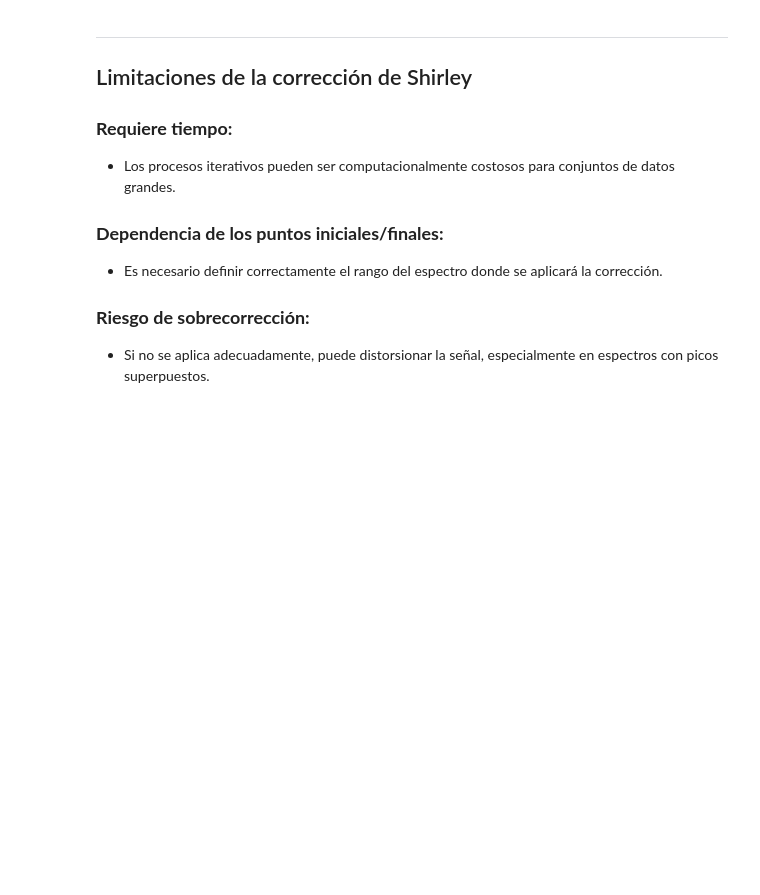
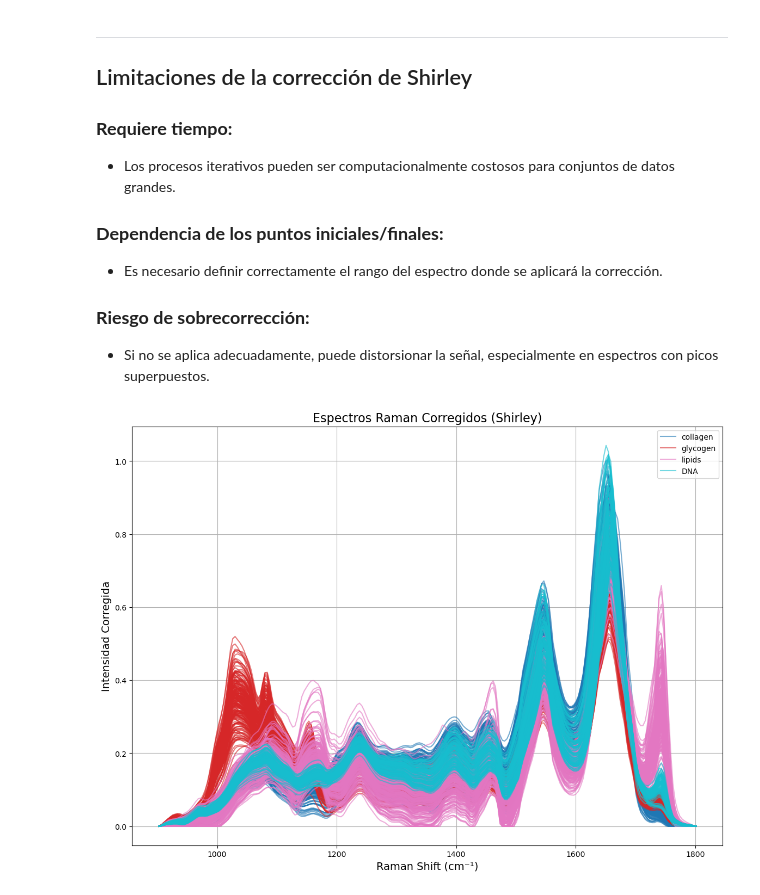
Before and after one commit to diegoseo/Proyecto-TFG, a Jupyter notebook: Ricardo/ricardo-documentacion.ipynb, the cells around one changed output. Cells and saved outputs as stored; diff of their text form; code cells hidden in the pictures; blank space fills up the shorter version.

```diff
--- a/Ricardo/ricardo-documentacion.ipynb
+++ b/Ricardo/ricardo-documentacion.ipynb
@@ -988,19 +988,19 @@ def shirley_correction(raman_shift, intensity):
 
     return corrected_intensity
 
-# Cargar el archivo CSV
-file_path = "limpio.csv"  # Ajusta la ruta según sea necesario
-df = pd.read_csv(file_path)
 
+df = pd.read_csv('limpio.csv', delimiter = ',')
 # Extraer Raman Shift
 raman_shift = df['Ramanshift'].values
+num_points = len(raman_shift)  # Número esperado de puntos en cada espectro
 
-# Identificar categorías de manera dinámica
-column_names = df.columns[1:]
+# Identificar categorías de manera dinámica sin duplicados
 categories = {}
+column_names = df.columns[1:].unique()  # Obtener nombres únicos
 
 for col in column_names:
-    match = re.match(r"([a-zA-Z]+)", col)  # Extraer solo las letras al inicio
+    match = re.match(r"([a-zA-Z]+)", col)  # Extraer solo las letras al inicio,
+    #aca porque se agregaron subfijos de su qlo
     if match:
         category = match.group(1)
         if category not in categories:
@@ -1011,33 +1011,71 @@ for col in column_names:
             categories["other"] = []
         categories["other"].append(col)
 
+# Función de corrección de Shirley
+def shirley_correction(raman_shift, intensity):
+    """
+    Aplica la corrección de Shirley para un espectro.
+
+    Parameters:
+        raman_shift (array-like): Valores del eje X (Raman Shift).
+        intensity (array-like): Intensidades del espectro (eje Y).
+
+    Returns:
+        corrected_intensity (array-like): Intensidades corregidas.
+    """
+    if len(raman_shift) != len(intensity):
+        raise ValueError(f"Dimensiones no coinciden: {len(raman_shift)} vs {len(intensity)}")
+
+    corrected_intensity = intensity.copy()
+    start = corrected_intensity[0]
+    end = corrected_intensity[-1]
+
+    for _ in range(100):  # Máximo 100 iteraciones
+        background = start + (end - start) * np.cumsum(corrected_intensity) / np.sum(corrected_intensity)
+        corrected_intensity = intensity - background
+        corrected_intensity[corrected_intensity < 0] = 0  # Evitar valores negativos
+
+    return corrected_intensity
+
 # Aplicar corrección de Shirley y almacenar datos corregidos
 corrected_spectra = {}
+
 for category, cols in categories.items():
     for col in cols:
         intensity = df[col].values
+
+        # Ajustar longitud si es necesario
+        if len(intensity) < num_points:
+            print(f"⚠️ Advertencia: La columna {col} tiene menos datos ({len(intensity)}). Se rellenará con ceros.")
+            intensity = np.pad(intensity, (0, num_points - len(intensity)), constant_values=0)
+        elif len(intensity) > num_points:
+            print(f"⚠️ Advertencia: La columna {col} tiene más datos ({len(intensity)}). Se recortará.")
+            intensity = intensity[:num_points]
+
         corrected_spectra[col] = shirley_correction(raman_shift, intensity)
 
 # Convertir a DataFrame
 df_corrected = pd.DataFrame(corrected_spectra)
 df_corrected.insert(0, 'Ramanshift', raman_shift)
 
-# Asignar colores dinámicamente usando la nueva sintaxis de Matplotlib
+# Asignar colores dinámicamente usando Matplotlib
 unique_categories = list(categories.keys())
-color_map = plt.colormaps.get_cmap("tab20")
-category_colors = {category: color_map(i) for i, category in enumerate(unique_categories)}
+color_map = plt.colormaps.get_cmap("tab10")
+category_colors = {category: color_map(i / max(1, len(unique_categories) - 1)) for i, category in enumerate(unique_categories)}
 
 # Graficar con colores por tipo detectado
 plt.figure(figsize=(14, 10))
 
 for category, cols in categories.items():
     for col in cols:
         plt.plot(df_corrected['Ramanshift'], df_corrected[col], alpha=0.6,
                  label=category if col == cols[0] else "", color=category_colors[category])
 
 plt.title("Espectros Raman Corregidos (Shirley)", fontsize=16)
 plt.xlabel("Raman Shift (cm⁻¹)", fontsize=14)
 plt.ylabel("Intensidad Corregida", fontsize=14)
 plt.legend()
 plt.grid(True)
 plt.show()
+# %% [output]
+[figure, added]
```
Also changed, not shown: parts of 9 cells of this notebook, 1 other file.
